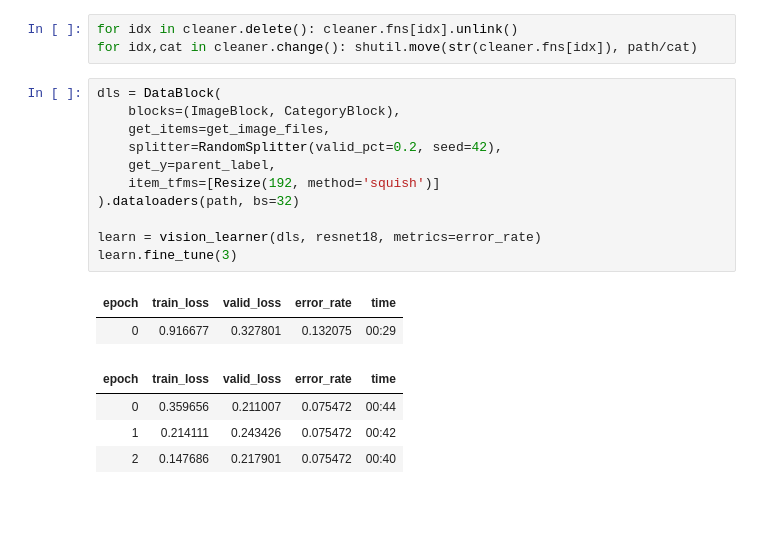
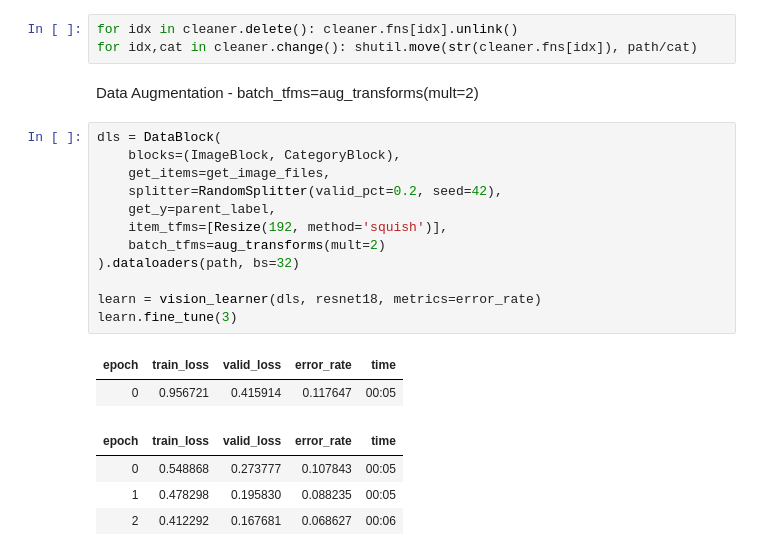
Before and after one commit to gmojko/fastai_learning, a Jupyter notebook: Lesson_1.ipynb, the cells around one changed output. Cells and saved outputs as stored; diff of their text form; blank space fills up the shorter version.

```diff
--- a/Lesson_1.ipynb
+++ b/Lesson_1.ipynb
@@ -154,21 +138,24 @@ VBox(children=(Dropdown(options=('car', 'damaged car'), value='car'), Dropdown(o
 # %%
 for idx in cleaner.delete(): cleaner.fns[idx].unlink()
 for idx,cat in cleaner.change(): shutil.move(str(cleaner.fns[idx]), path/cat)
+# %% [markdown]
+Data Augmentation - batch_tfms=aug_transforms(mult=2)
 # %%
 dls = DataBlock(
     blocks=(ImageBlock, CategoryBlock),
     get_items=get_image_files,
     splitter=RandomSplitter(valid_pct=0.2, seed=42),
     get_y=parent_label,
-    item_tfms=[Resize(192, method='squish')]
+    item_tfms=[Resize(192, method='squish')],
+    batch_tfms=aug_transforms(mult=2)
 ).dataloaders(path, bs=32)
 
 learn = vision_learner(dls, resnet18, metrics=error_rate)
 learn.fine_tune(3)
 # %% [output]
 | epoch | train_loss | valid_loss | error_rate | time |
-| 0 | 0.916677 | 0.327801 | 0.132075 | 00:29 |
+| 0 | 0.956721 | 0.415914 | 0.117647 | 00:05 |
 | epoch | train_loss | valid_loss | error_rate | time |
-| 0 | 0.359656 | 0.211007 | 0.075472 | 00:44 |
-| 1 | 0.214111 | 0.243426 | 0.075472 | 00:42 |
-| 2 | 0.147686 | 0.217901 | 0.075472 | 00:40 |
+| 0 | 0.548868 | 0.273777 | 0.107843 | 00:05 |
+| 1 | 0.478298 | 0.195830 | 0.088235 | 00:05 |
+| 2 | 0.412292 | 0.167681 | 0.068627 | 00:06 |
```
Also changed, not shown: parts of 19 cells of this notebook.
